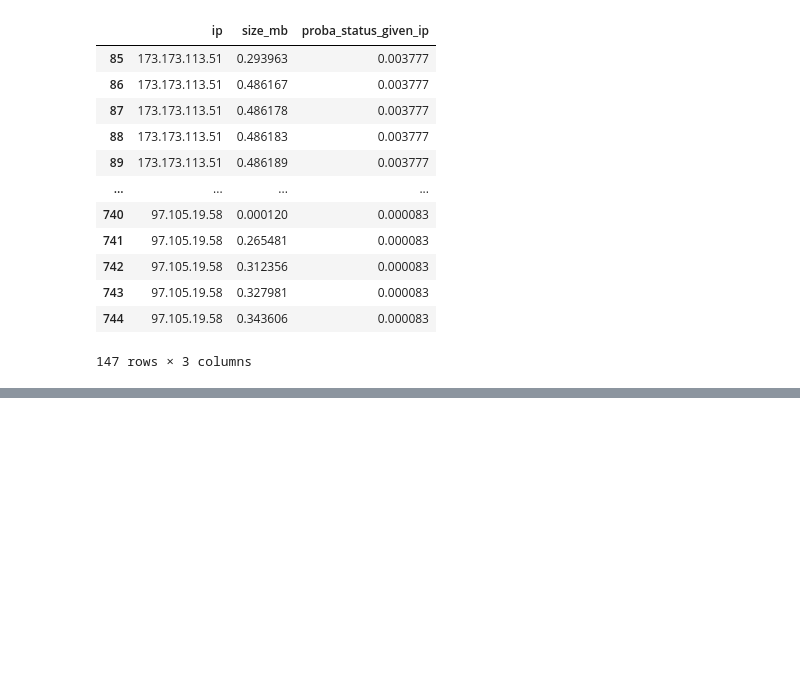
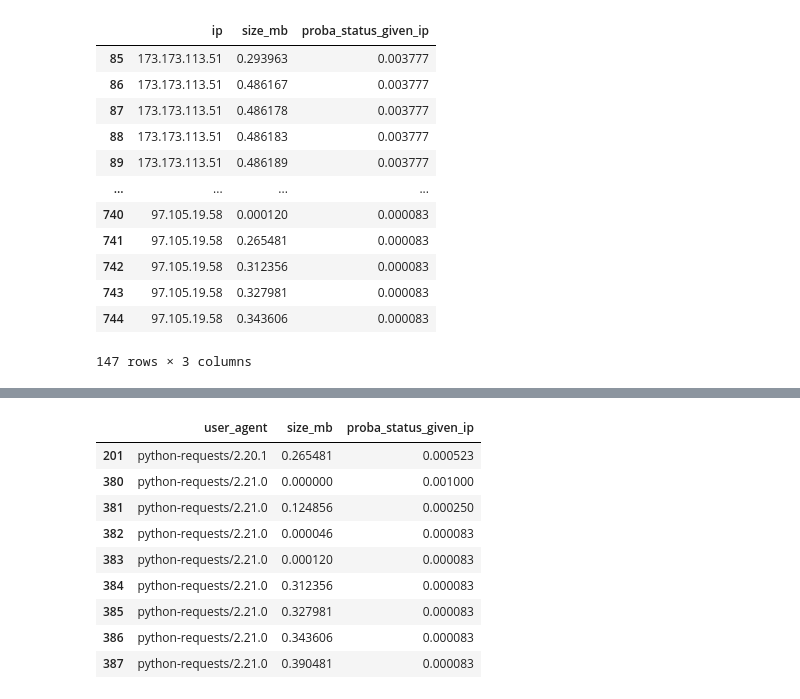
Before and after one commit to malachi-hale/anomaly-detection-exercises, a Jupyter notebook: discrete_anomaly_detection.ipynb, the cells around one changed output, grey strips where cells are left out. Drawn from its saved outputs; the diff is of its cells as text; code cells hidden in the pictures; blank space fills up the shorter version.

```diff
--- a/discrete_anomaly_detection.ipynb
+++ b/discrete_anomaly_detection.ipynb
@@ -664,0 +826,8 @@ size_mb_given_ip[size_mb_given_ip.proba_status_given_ip < 0.004]
+# %%
+request_path_size_mb = (
+    df.groupby('user_agent')
+    .size_mb.value_counts(normalize=True)
+    .rename('proba_status_given_ip')
+    .reset_index()
+)
+request_path_size_mb.head()
@@ -664,0 +860,13 @@ size_mb_given_ip[size_mb_given_ip.proba_status_given_ip < 0.004]
+# %%
+request_path_size_mb[request_path_size_mb.proba_status_given_ip < 0.001]
+# %% [output]
+|  | user_agent | size_mb | proba_status_given_ip |
+| 201 | python-requests/2.20.1 | 0.265481 | 0.000523 |
+| 380 | python-requests/2.21.0 | 0.000000 | 0.001000 |
+| 381 | python-requests/2.21.0 | 0.124856 | 0.000250 |
+| 382 | python-requests/2.21.0 | 0.000046 | 0.000083 |
+| 383 | python-requests/2.21.0 | 0.000120 | 0.000083 |
+| 384 | python-requests/2.21.0 | 0.312356 | 0.000083 |
+| 385 | python-requests/2.21.0 | 0.327981 | 0.000083 |
+| 386 | python-requests/2.21.0 | 0.343606 | 0.000083 |
+| 387 | python-requests/2.21.0 | 0.390481 | 0.000083 |
```
Also changed, not shown: parts of 39 cells of this notebook.
